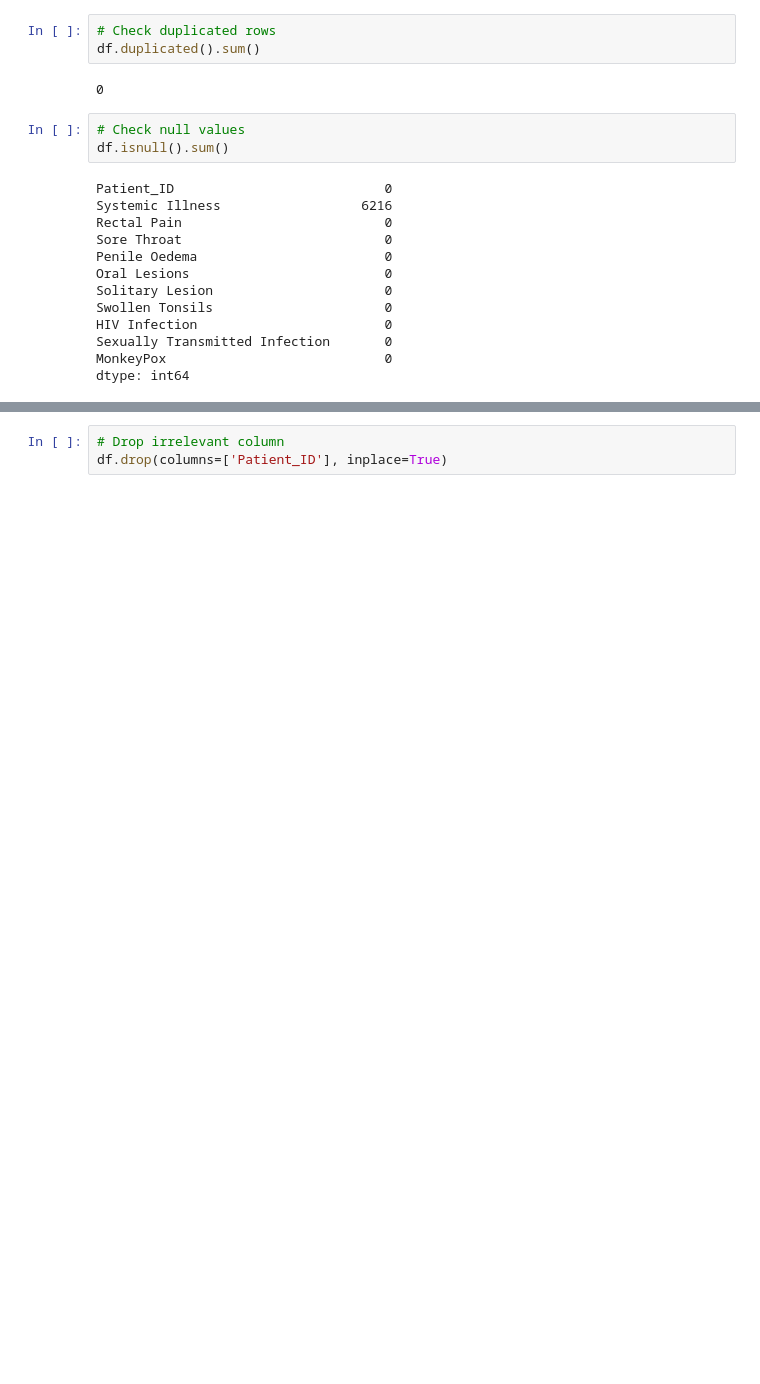
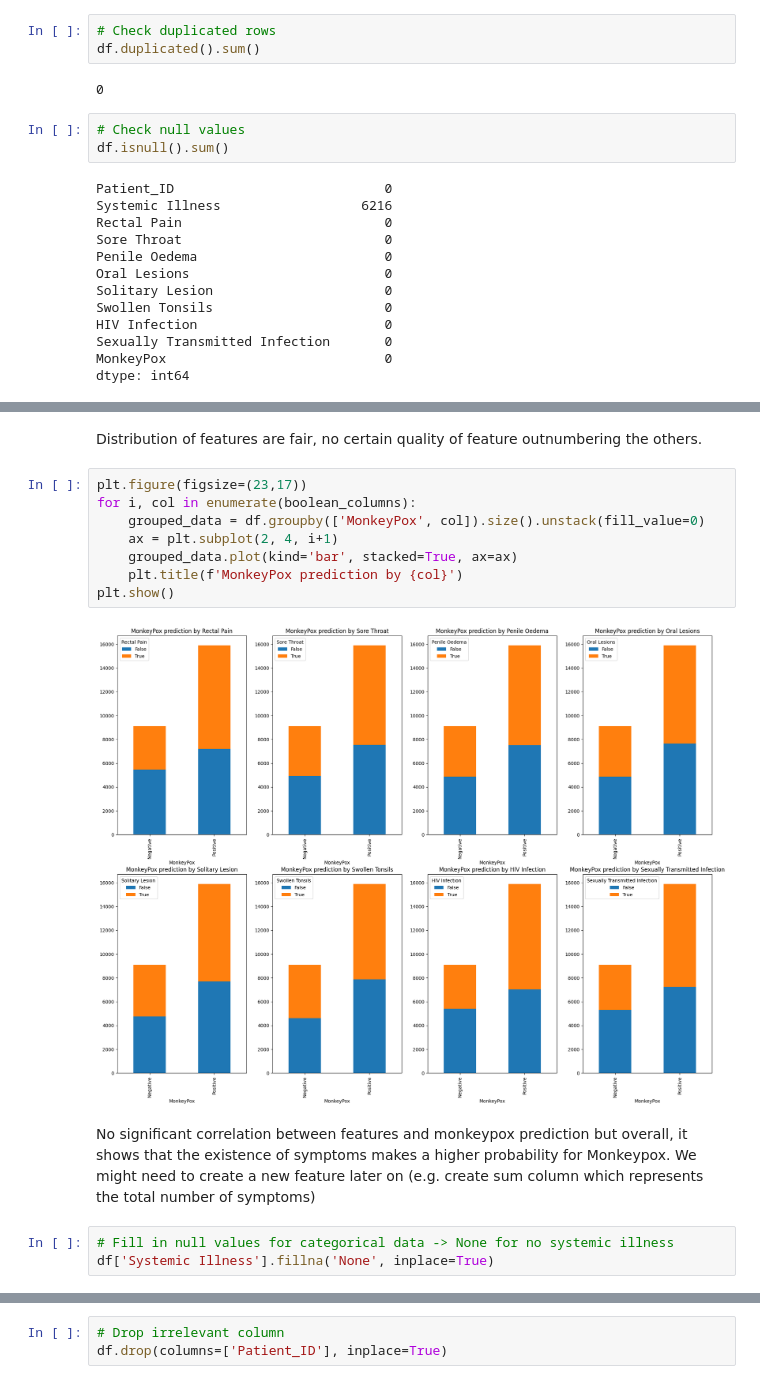
Before and after one commit to wilbertyg/monkey-pox-prediction, a Jupyter notebook: MonkeyPoxPrediction.ipynb, the cells around one changed output, grey strips where cells are left out. Drawn from its saved outputs; the diff is of its cells as text; blank space fills up the shorter version.

```diff
--- a/MonkeyPoxPrediction.ipynb
+++ b/MonkeyPoxPrediction.ipynb
@@ -53,0 +110,17 @@ dtype: int64
+# %% [markdown]
+Distribution of features are fair, no certain quality of feature outnumbering the others.
+# %%
+plt.figure(figsize=(23,17))
+for i, col in enumerate(boolean_columns):
+    grouped_data = df.groupby(['MonkeyPox', col]).size().unstack(fill_value=0)
+    ax = plt.subplot(2, 4, i+1)
+    grouped_data.plot(kind='bar', stacked=True, ax=ax)
+    plt.title(f'MonkeyPox prediction by {col}')
+plt.show()
+# %% [output]
+[figure, added]
+# %% [markdown]
+No significant correlation between features and monkeypox prediction but overall, it shows that the existence of symptoms makes a higher probability for Monkeypox. We might need to create a new feature later on (e.g. create sum column which represents the total number of symptoms)
+# %%
+# Fill in null values for categorical data -> None for no systemic illness
+df['Systemic Illness'].fillna('None', inplace=True)
```
Also changed, not shown: parts of 53 cells of this notebook, 9 other files.
